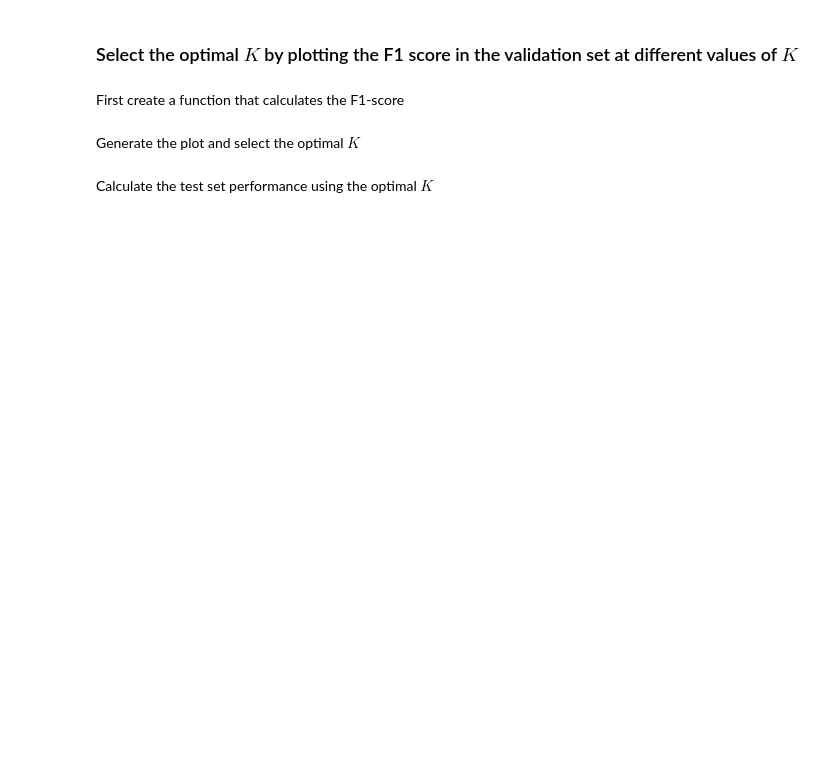
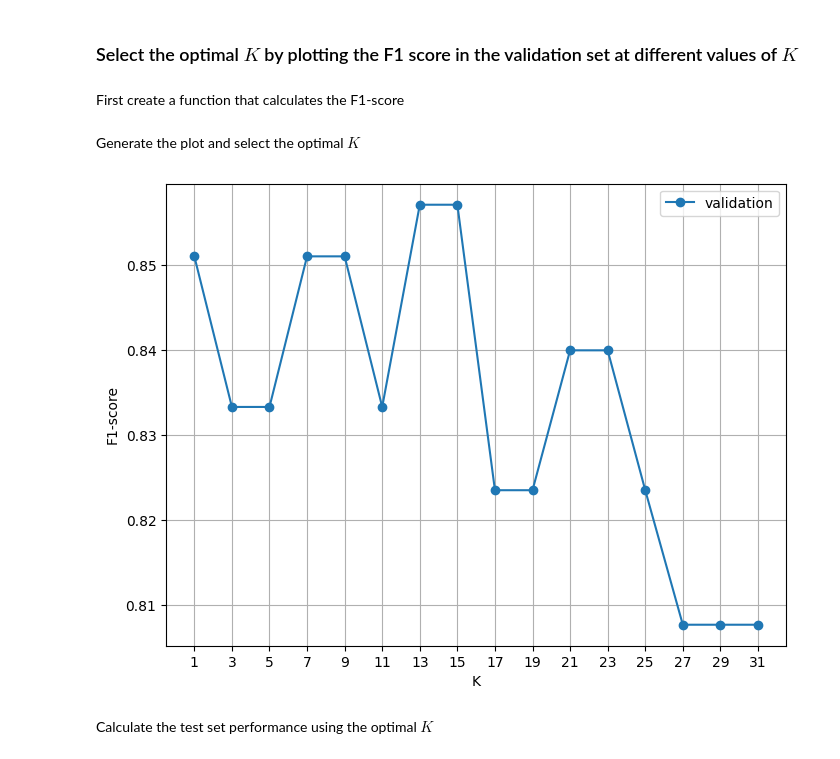
Before and after one commit to Albuquerque07/TACD-task2, a Jupyter notebook: A2_template.ipynb, the cells around one changed output. Drawn from its saved outputs; the diff is of its cells as text; code cells hidden in the pictures; blank space fills up the shorter version.

Commit message:
plot of scores

```diff
--- a/A2_template.ipynb
+++ b/A2_template.ipynb
@@ -238,7 +238,7 @@ def euclidean_dist(x1: np.array, x2: np.array) -> float:
     dist = np.sqrt( ( np.sum( (x2 - x1) ** 2 ) ) )
     return dist
 # %%
-def knn_predict(k):
+def knn_predict(k) -> np.array:
     # your code goes here:
     k_history = []
     for x1 in x_val:
@@ -255,5 +255,3 @@ def knn_predict(k):
         k_history.append(x1_class)
 
     return k_history
-
-knn_predict(3)
@@ -264,12 +260,52 @@ knn_predict(3)
 # %% [markdown]
 First create a function that calculates the F1-score
 # %%
-def calculate_f1_score():
+def calculate_f1_score(K):
     # your code goes here:
+    predict_k = knn_predict(K)
+    real_values = y_test
+    TP = 0
+    TN = 0
+    FP = 0
+    FN = 0
+    for i in range(len(predict_k)):
+        p_i = predict_k[i]
+        r_i = real_values[i]
+
+        if p_i == 1 and r_i == 1:
+            TP += 1
+
+        elif p_i == 0 and r_i == 0:
+            TN += 1
+
+        elif p_i == 0 and r_i == 1:
+            FN += 1
+
+        elif p_i == 1 and r_i == 0:
+            FP += 1
+
+    f1_score = TP / (TP + 0.5 * (FN + FP))
+    return f1_score
 # %% [markdown]
 Generate the plot and select the optimal $K$
 # %%
 # your code goes here:
+history_scores = []
+x_values = np.arange(1, 33, 2)
+for i in x_values:
+    f1_score_i = calculate_f1_score(i)
+    history_scores.append(f1_score_i)
+
+fig = plt.figure(figsize=(8, 6))
+plt.plot(x_values, history_scores, label="validation", marker="o")
+plt.xticks([1, 3, 5, 7, 9, 11, 13, 15, 17, 19, 21, 23, 25, 27, 29, 31])
+plt.xlabel("K")
+plt.ylabel("F1-score")
+plt.legend()
+plt.grid()
+plt.show()
+# %% [output]
+[figure, added]
 # %% [markdown]
 Calculate the test set performance using the optimal $K$
 # %%
```
Also changed, not shown: parts of 2 cells of this notebook.
